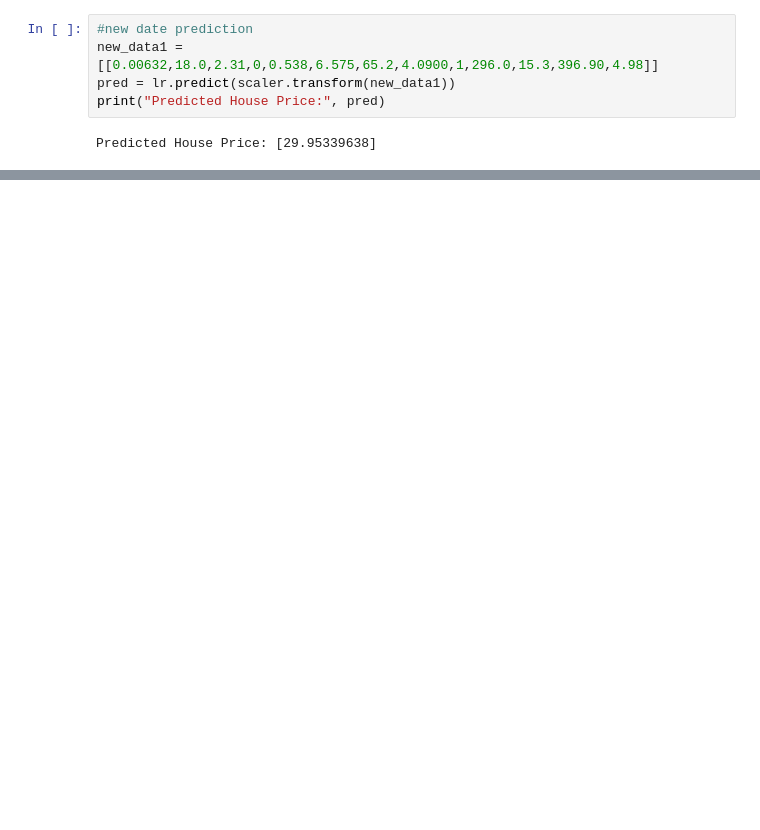
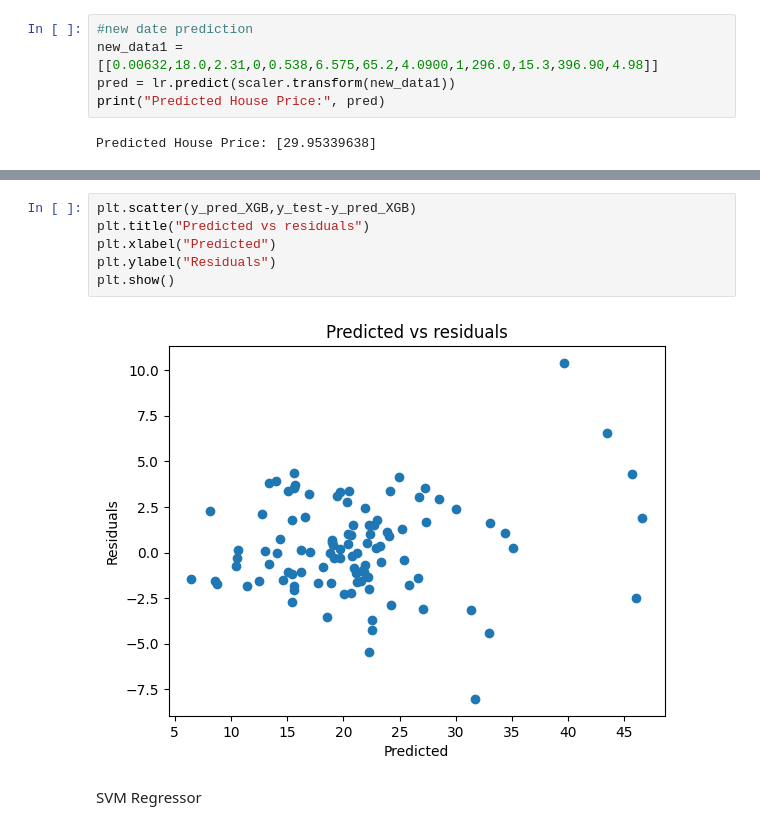
Before and after one commit to rajan7838/Boston-House-Pricing, a Jupyter notebook: linear_regression_ml.ipynb, the cells around one changed output, grey strips where cells are left out. Cells and saved outputs as stored; diff of their text form; blank space fills up the shorter version.

```diff
--- a/linear_regression_ml.ipynb
+++ b/linear_regression_ml.ipynb
@@ -224,0 +289,10 @@ array([29.95339638])
+# %%
+plt.scatter(y_pred_XGB,y_test-y_pred_XGB)
+plt.title("Predicted vs residuals")
+plt.xlabel("Predicted")
+plt.ylabel("Residuals")
+plt.show()
+# %% [output]
+[figure, added]
+# %% [markdown]
+SVM Regressor
```
Also changed, not shown: parts of 25 cells of this notebook, 1 other file.
